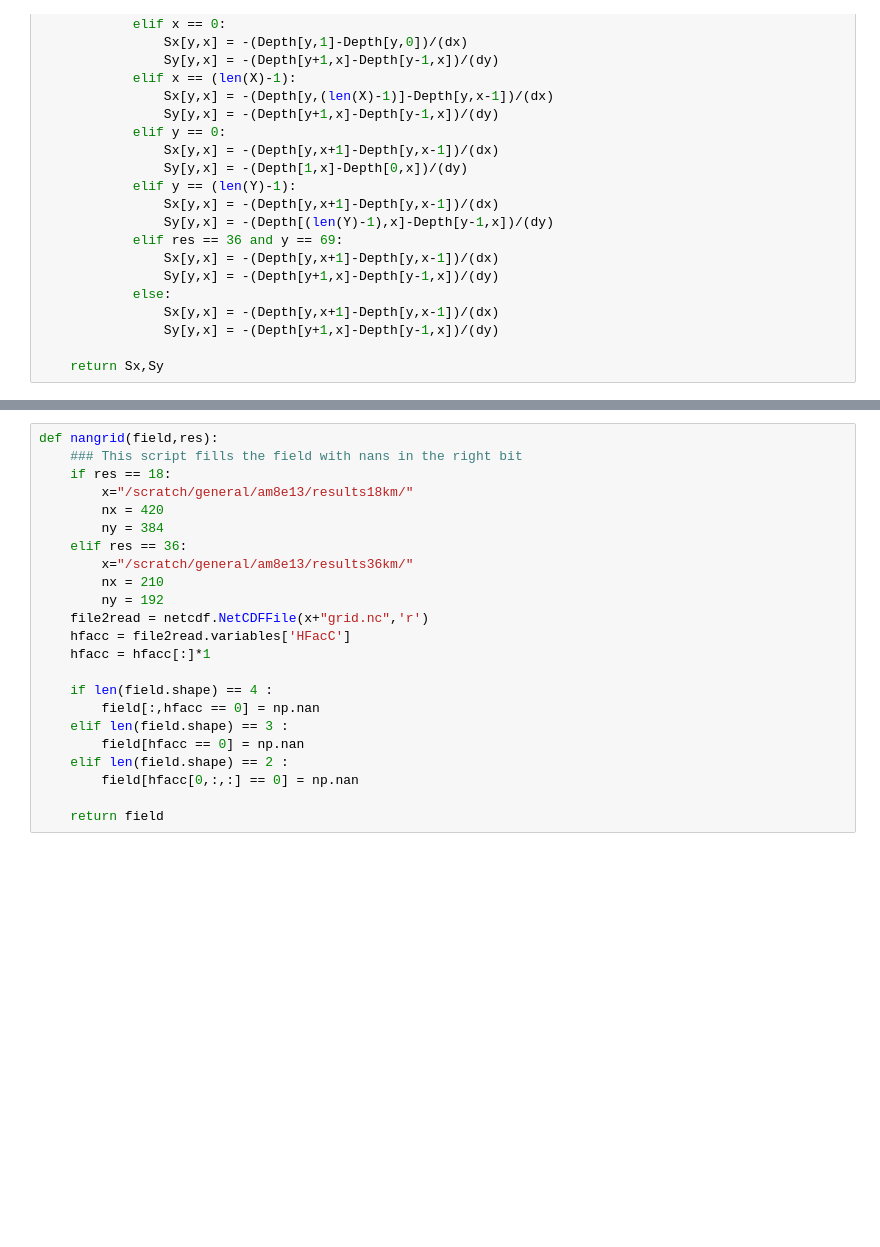
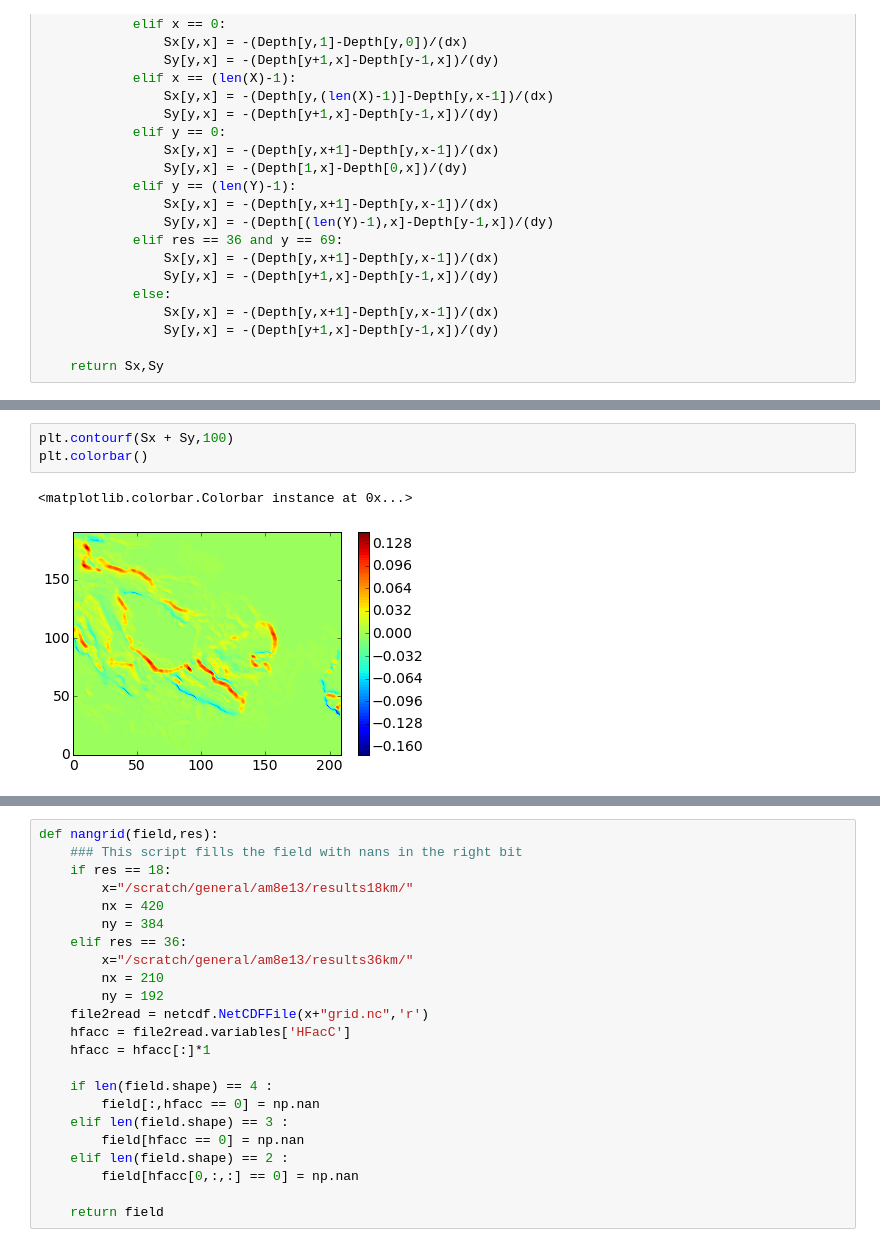
Before and after one commit to AlessandroMozzato/notebooks, a Jupyter notebook: GradientVelocity.ipynb, the cells around one changed output, grey strips where cells are left out. Saved outputs shown, nothing was run; the diff lists cells and outputs as text; blank space fills up the shorter version.

```diff
--- a/GradientVelocity.ipynb
+++ b/GradientVelocity.ipynb
@@ -197,3 +199,9 @@ def equations(res):
 
     return Sx,Sy,id_x,id_y,diff_x,diff_y,S0,U,V,hfacc
 Sx,Sy,id_x,id_y,diff_x,diff_y,S0,U,V,hfacc = equations(36)
+# %%
+plt.contourf(Sx + Sy,100)
+plt.colorbar()
+# %% [output]
+<matplotlib.colorbar.Colorbar instance at 0x...>
+[figure, added]
```
Also changed, not shown: parts of 19 cells of this notebook, 2 other files.
